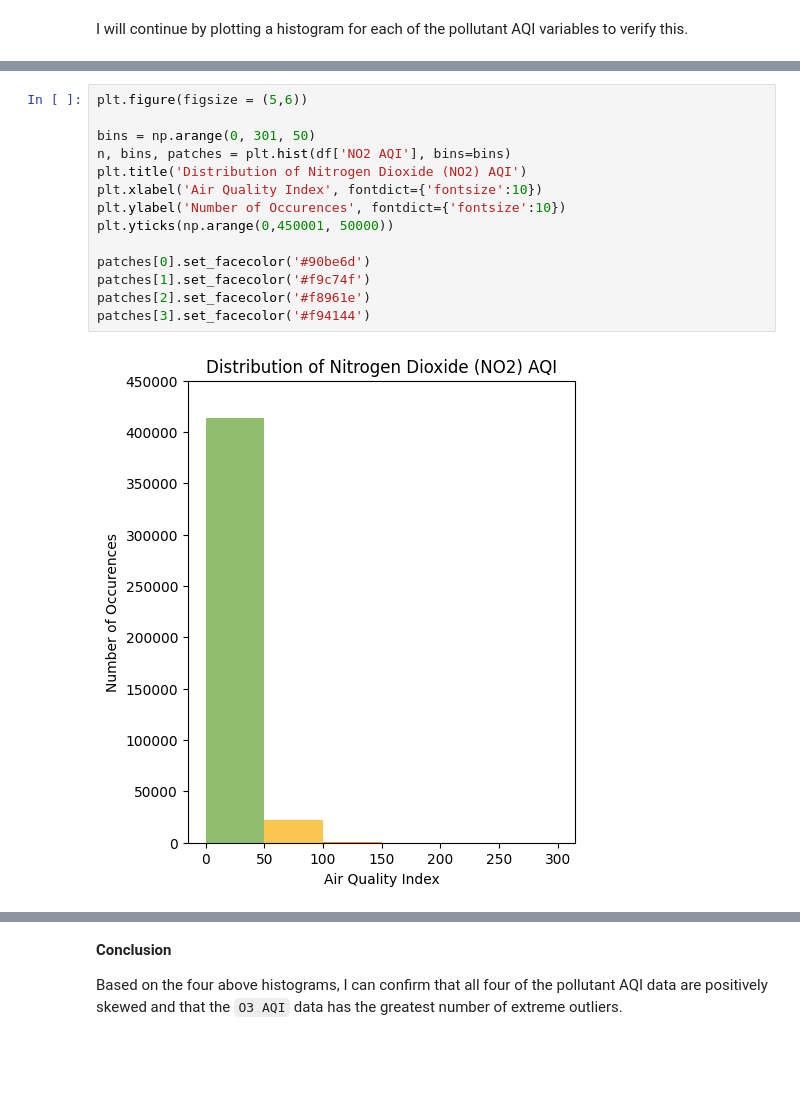
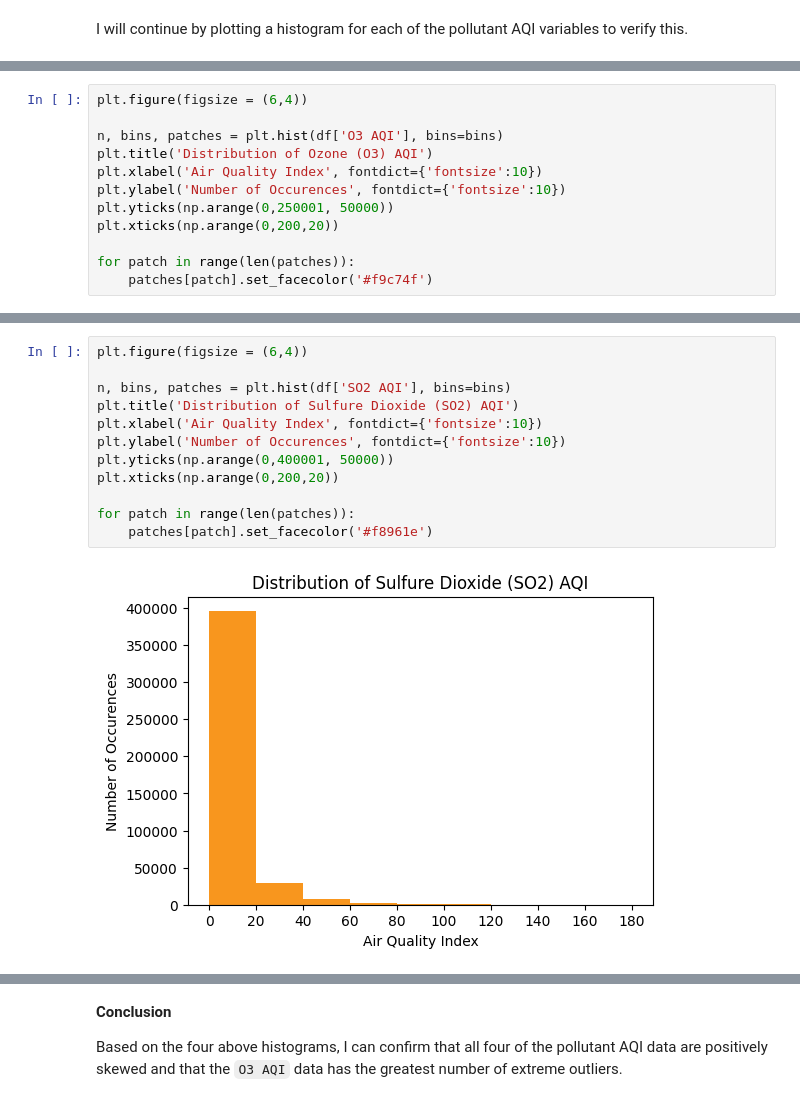
Before and after one commit to aidaduong/US-Air-Pollution-EDA-Kaggle, a Jupyter notebook: air_pollution_EDA.ipynb, the cells around one changed output, grey strips where cells are left out. Cells and saved outputs as stored; diff of their text form; blank space fills up the shorter version.

Commit message:
tested subplots for aqi distribution

```diff
--- a/air_pollution_EDA.ipynb
+++ b/air_pollution_EDA.ipynb
@@ -295,0 +415,12 @@ I will continue by plotting a histogram for each of the pollutant AQI variables
+# %%
+plt.figure(figsize = (6,4))
+
+n, bins, patches = plt.hist(df['O3 AQI'], bins=bins)
+plt.title('Distribution of Ozone (O3) AQI')
+plt.xlabel('Air Quality Index', fontdict={'fontsize':10})
+plt.ylabel('Number of Occurences', fontdict={'fontsize':10})
+plt.yticks(np.arange(0,250001, 50000))
+plt.xticks(np.arange(0,200,20))
+
+for patch in range(len(patches)):
+    patches[patch].set_facecolor('#f9c74f')
@@ -296,17 +429,15 @@ I will continue by plotting a histogram for each of the pollutant AQI variables
 # %%
-plt.figure(figsize = (5,6))
+plt.figure(figsize = (6,4))
 
-bins = np.arange(0, 301, 50)
-n, bins, patches = plt.hist(df['NO2 AQI'], bins=bins)
-plt.title('Distribution of Nitrogen Dioxide (NO2) AQI')
+n, bins, patches = plt.hist(df['SO2 AQI'], bins=bins)
+plt.title('Distribution of Sulfure Dioxide (SO2) AQI')
 plt.xlabel('Air Quality Index', fontdict={'fontsize':10})
 plt.ylabel('Number of Occurences', fontdict={'fontsize':10})
-plt.yticks(np.arange(0,450001, 50000))
+plt.yticks(np.arange(0,400001, 50000))
+plt.xticks(np.arange(0,200,20))
 
-patches[0].set_facecolor('#90be6d')
-patches[1].set_facecolor('#f9c74f')
-patches[2].set_facecolor('#f8961e')
-patches[3].set_facecolor('#f94144')
+for patch in range(len(patches)):
+    patches[patch].set_facecolor('#f8961e')
 # %% [output]
-[figure, old version]
+[figure, new version]
 # %%
```
Also changed, not shown: parts of 8 cells of this notebook.
